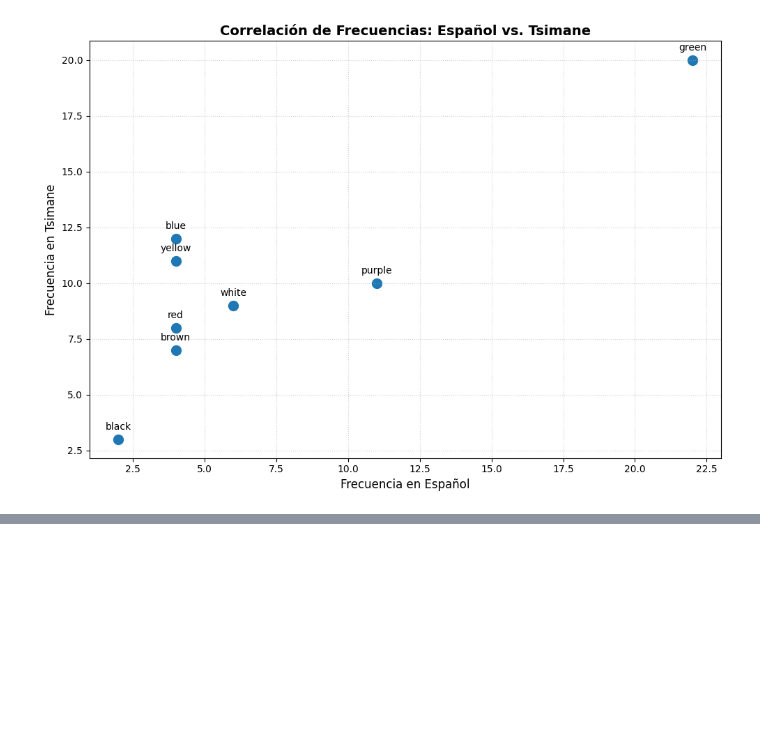
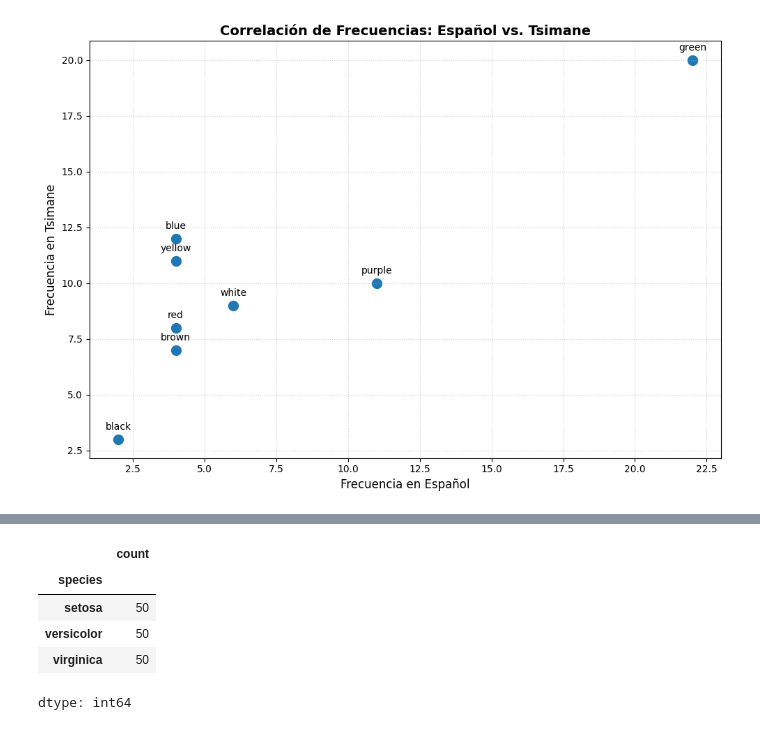
Before and after one commit to MartinezOrtizEduardoAntonio/mineria_de_datos, a Jupyter notebook: untitled1.ipynb, the cells around one changed output, grey strips where cells are left out. Saved outputs shown, nothing was run; the diff lists cells and outputs as text; code cells hidden in the pictures; blank space fills up the shorter version.

```diff
--- a/untitled1.ipynb
+++ b/untitled1.ipynb
@@ -1116,0 +1131,9 @@ plt.show()
+# %%
+iris.value_counts("species")
+# %% [output]
+|  | count |
+| species |  |
+| setosa | 50 |
+| versicolor | 50 |
+| virginica | 50 |
+dtype: int64
```
Also changed, not shown: parts of 4 cells of this notebook.
